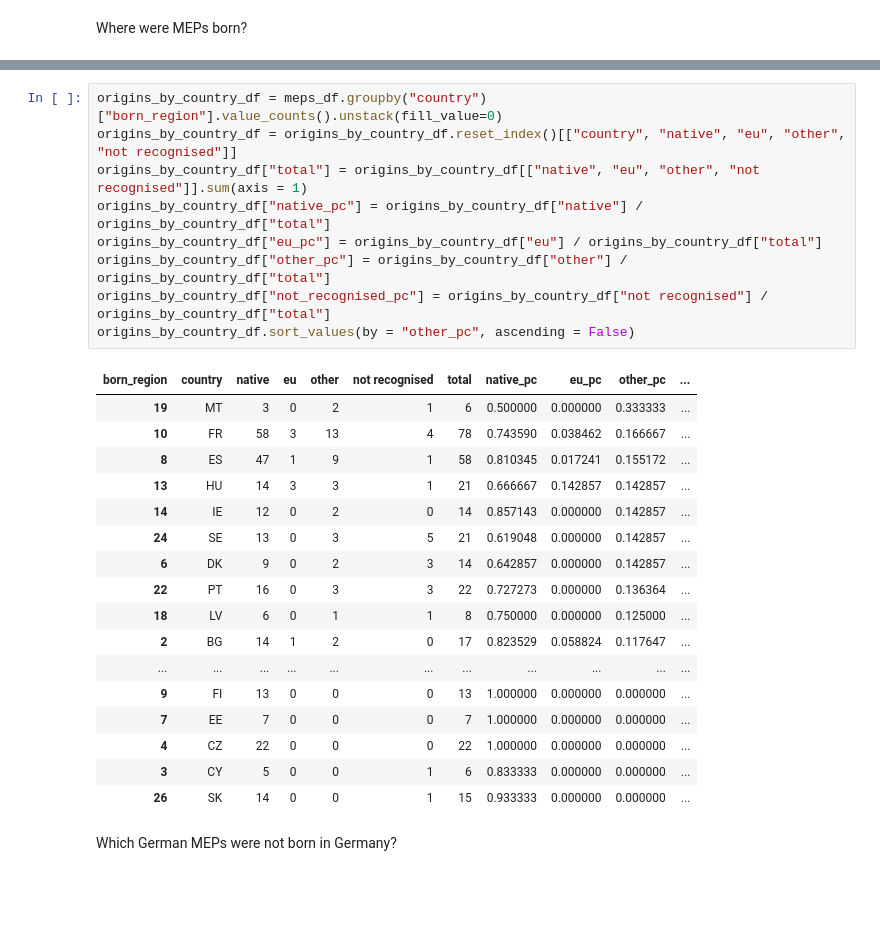
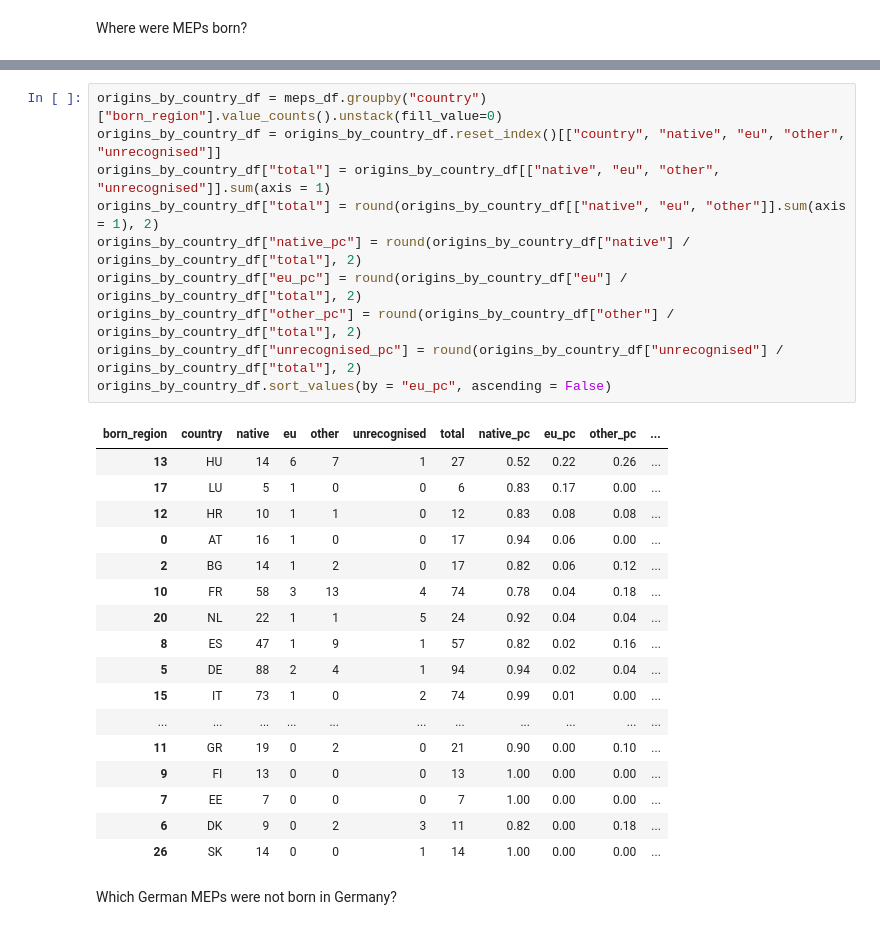
Before and after one commit to SWRdata/p081_euparlament_divers, a Jupyter notebook: analysis/analyse.ipynb, the cells around one changed output, grey strips where cells are left out. Cells and saved outputs as stored; diff of their text form; blank space fills up the shorter version.

```diff
--- a/analysis/analyse.ipynb
+++ b/analysis/analyse.ipynb
@@ -151,31 +187,32 @@ eu                 15
 Name: born_region, dtype: int64
 # %%
 origins_by_country_df = meps_df.groupby("country")["born_region"].value_counts().unstack(fill_value=0)
-origins_by_country_df = origins_by_country_df.reset_index()[["country", "native", "eu", "other", "not recognised"]]
-origins_by_country_df["total"] = origins_by_country_df[["native", "eu", "other", "not recognised"]].sum(axis = 1)
-origins_by_country_df["native_pc"] = origins_by_country_df["native"] / origins_by_country_df["total"]
-origins_by_country_df["eu_pc"] = origins_by_country_df["eu"] / origins_by_country_df["total"]
-origins_by_country_df["other_pc"] = origins_by_country_df["other"] / origins_by_country_df["total"]
-origins_by_country_df["not_recognised_pc"] = origins_by_country_df["not recognised"] / origins_by_country_df["total"]
-origins_by_country_df.sort_values(by = "other_pc", ascending = False)
+origins_by_country_df = origins_by_country_df.reset_index()[["country", "native", "eu", "other", "unrecognised"]]
+origins_by_country_df["total"] = origins_by_country_df[["native", "eu", "other", "unrecognised"]].sum(axis = 1)
+origins_by_country_df["total"] = round(origins_by_country_df[["native", "eu", "other"]].sum(axis = 1), 2)
+origins_by_country_df["native_pc"] = round(origins_by_country_df["native"] / origins_by_country_df["total"], 2)
+origins_by_country_df["eu_pc"] = round(origins_by_country_df["eu"] / origins_by_country_df["total"], 2)
+origins_by_country_df["other_pc"] = round(origins_by_country_df["other"] / origins_by_country_df["total"], 2)
+origins_by_country_df["unrecognised_pc"] = round(origins_by_country_df["unrecognised"] / origins_by_country_df["total"], 2)
+origins_by_country_df.sort_values(by = "eu_pc", ascending = False)
 # %% [output]
-| born_region | country | native | eu | other | not recognised | total | native_pc | eu_pc | other_pc | ... |
-| 19 | MT | 3 | 0 | 2 | 1 | 6 | 0.500000 | 0.000000 | 0.333333 | ... |
-| 10 | FR | 58 | 3 | 13 | 4 | 78 | 0.743590 | 0.038462 | 0.166667 | ... |
-| 8 | ES | 47 | 1 | 9 | 1 | 58 | 0.810345 | 0.017241 | 0.155172 | ... |
-| 13 | HU | 14 | 3 | 3 | 1 | 21 | 0.666667 | 0.142857 | 0.142857 | ... |
-| 14 | IE | 12 | 0 | 2 | 0 | 14 | 0.857143 | 0.000000 | 0.142857 | ... |
-| 24 | SE | 13 | 0 | 3 | 5 | 21 | 0.619048 | 0.000000 | 0.142857 | ... |
-| 6 | DK | 9 | 0 | 2 | 3 | 14 | 0.642857 | 0.000000 | 0.142857 | ... |
-| 22 | PT | 16 | 0 | 3 | 3 | 22 | 0.727273 | 0.000000 | 0.136364 | ... |
-| 18 | LV | 6 | 0 | 1 | 1 | 8 | 0.750000 | 0.000000 | 0.125000 | ... |
-| 2 | BG | 14 | 1 | 2 | 0 | 17 | 0.823529 | 0.058824 | 0.117647 | ... |
+| born_region | country | native | eu | other | unrecognised | total | native_pc | eu_pc | other_pc | ... |
+| 13 | HU | 14 | 6 | 7 | 1 | 27 | 0.52 | 0.22 | 0.26 | ... |
+| 17 | LU | 5 | 1 | 0 | 0 | 6 | 0.83 | 0.17 | 0.00 | ... |
+| 12 | HR | 10 | 1 | 1 | 0 | 12 | 0.83 | 0.08 | 0.08 | ... |
+| 0 | AT | 16 | 1 | 0 | 0 | 17 | 0.94 | 0.06 | 0.00 | ... |
+| 2 | BG | 14 | 1 | 2 | 0 | 17 | 0.82 | 0.06 | 0.12 | ... |
+| 10 | FR | 58 | 3 | 13 | 4 | 74 | 0.78 | 0.04 | 0.18 | ... |
+| 20 | NL | 22 | 1 | 1 | 5 | 24 | 0.92 | 0.04 | 0.04 | ... |
+| 8 | ES | 47 | 1 | 9 | 1 | 57 | 0.82 | 0.02 | 0.16 | ... |
+| 5 | DE | 88 | 2 | 4 | 1 | 94 | 0.94 | 0.02 | 0.04 | ... |
+| 15 | IT | 73 | 1 | 0 | 2 | 74 | 0.99 | 0.01 | 0.00 | ... |
 | ... | ... | ... | ... | ... | ... | ... | ... | ... | ... | ... |
-| 9 | FI | 13 | 0 | 0 | 0 | 13 | 1.000000 | 0.000000 | 0.000000 | ... |
-| 7 | EE | 7 | 0 | 0 | 0 | 7 | 1.000000 | 0.000000 | 0.000000 | ... |
-| 4 | CZ | 22 | 0 | 0 | 0 | 22 | 1.000000 | 0.000000 | 0.000000 | ... |
-| 3 | CY | 5 | 0 | 0 | 1 | 6 | 0.833333 | 0.000000 | 0.000000 | ... |
-| 26 | SK | 14 | 0 | 0 | 1 | 15 | 0.933333 | 0.000000 | 0.000000 | ... |
+| 11 | GR | 19 | 0 | 2 | 0 | 21 | 0.90 | 0.00 | 0.10 | ... |
+| 9 | FI | 13 | 0 | 0 | 0 | 13 | 1.00 | 0.00 | 0.00 | ... |
+| 7 | EE | 7 | 0 | 0 | 0 | 7 | 1.00 | 0.00 | 0.00 | ... |
+| 6 | DK | 9 | 0 | 2 | 3 | 11 | 0.82 | 0.00 | 0.18 | ... |
+| 26 | SK | 14 | 0 | 0 | 1 | 14 | 1.00 | 0.00 | 0.00 | ... |
 # %% [markdown]
 Which German MEPs were not born in Germany?
 # %%
```
Also changed, not shown: parts of 41 cells of this notebook, 4 other files.
